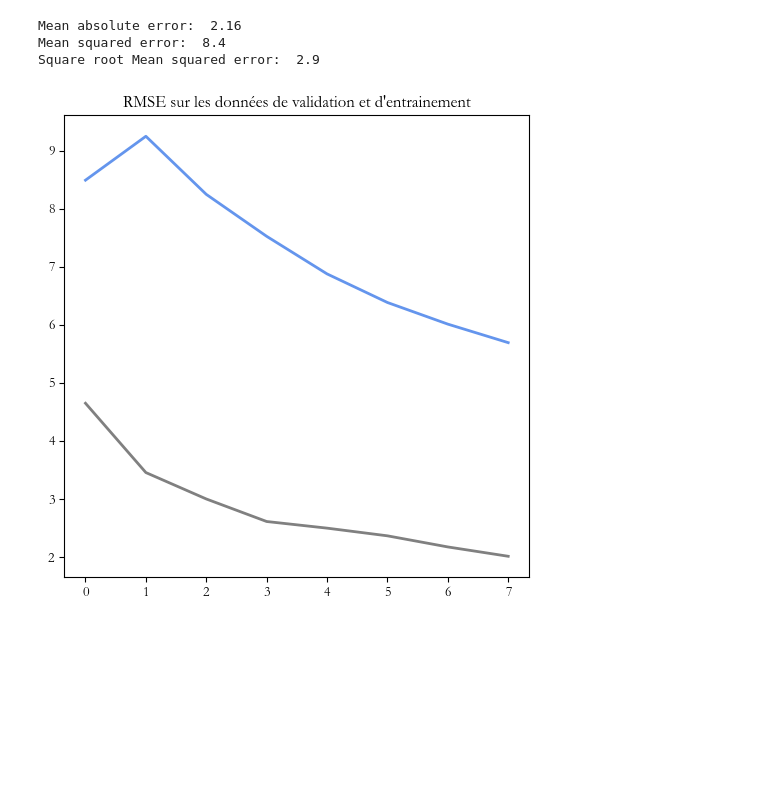
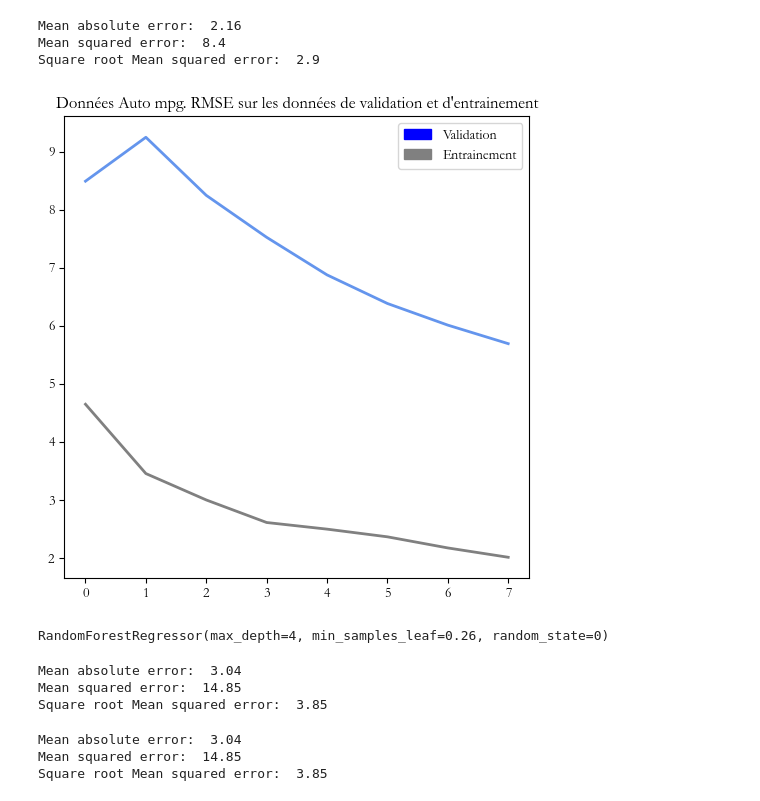
Before and after one commit to RMorana/DU_Data, a Jupyter notebook: ML Supervise Projet 3.ipynb, the cells around one changed output. Drawn from its saved outputs; the diff is of its cells as text; code cells hidden in the pictures; blank space fills up the shorter version.

```diff
--- a/ML Supervise Projet 3.ipynb
+++ b/ML Supervise Projet 3.ipynb
@@ -291,9 +289,68 @@ tablo_entrainement = [  rmse_train_1,
 # %%
 # Affichage bar plot des deux courbes
 fig = plt.figure(figsize=(6,6))
 plt.plot(tablo_validation, color="cornflowerblue", label="Données de validation", linewidth=2)
 plt.plot(tablo_entrainement, color="grey", label="Données d'entrainement", linewidth=2)
-plt.title("RMSE sur les données de validation et d'entrainement")
+plt.title("Données Auto mpg. RMSE sur les données de validation et d'entrainement")
+
+grey_patch = mpatches.Patch(color='grey', label='Entrainement')
+blue_patch = mpatches.Patch(color='blue', label='Validation')
+plt.legend(handles=[blue_patch,grey_patch])
+
 plt.show()
 # %% [output]
-[figure, old version]
+[figure, new version]
+# %%
+# Exercice 2. Random forest
+
+from sklearn.ensemble import RandomForestRegressor
+
+regressor = RandomForestRegressor(criterion="squared_error", max_depth=4, min_samples_leaf=0.26, random_state=0)
+regressor = regressor.fit(X_train, y_train)
+# %% [output]
+RandomForestRegressor(max_depth=4, min_samples_leaf=0.26, random_state=0)
+# %%
+# Prediction sur le jeu de données d'entrainement X_train avec REGRESSOR
+y_pred_train=regressor.predict(X_train)
+
+# Calcul du MAE
+mae = mean_absolute_error(y_train,y_pred_train)
+print("Mean absolute error: ", round(mae,2))
+
+# Calcul du MSE sur le jeu de données y_pred_train y_train
+mse_train = mean_squared_error(y_train,y_pred_train)
+print("Mean squared error: ", round(mse_train,2))
+
+# Calcul du RMSE
+rmse_train = np.sqrt(mse_train)
+print("Square root Mean squared error: ", round(rmse_train,2))
+# %% [output]
+Mean absolute error:  3.04
+Mean squared error:  14.85
+Square root Mean squared error:  3.85
+# %%
+# Calcul des indicateurs MAE, MSE et RMSE avec la validation croisée
+from sklearn.model_selection import cross_val_score
+regressor2 = RandomForestRegressor(criterion="squared_error", max_depth=4, min_samples_leaf=0.26, random_state=0)
+regressor2 = regressor2.fit(X_train, y_train)
+cross_val_score(regressor2, X_train, y_train)
+scores = cross_val_score(regressor2, X_train, y_train)
+
+# Prediction sur le jeu de données d'entrainement X_train avec REGRESSOR
+y_pred_cvs=regressor2.predict(X_train)
+
+# Calcul du MAE
+mae = mean_absolute_error(y_train,y_pred_cvs)
+print("Mean absolute error: ", round(mae,2))
+
+# Calcul du MSE sur le jeu de données y_pred_train y_train
+mse_train = mean_squared_error(y_train,y_pred_cvs)
+print("Mean squared error: ", round(mse_train,2))
+
+# Calcul du RMSE
+rmse_train = np.sqrt(mse_train)
+print("Square root Mean squared error: ", round(rmse_train,2))
+# %% [output]
+Mean absolute error:  3.04
+Mean squared error:  14.85
+Square root Mean squared error:  3.85
```
Also changed, not shown: parts of 2 cells of this notebook.
